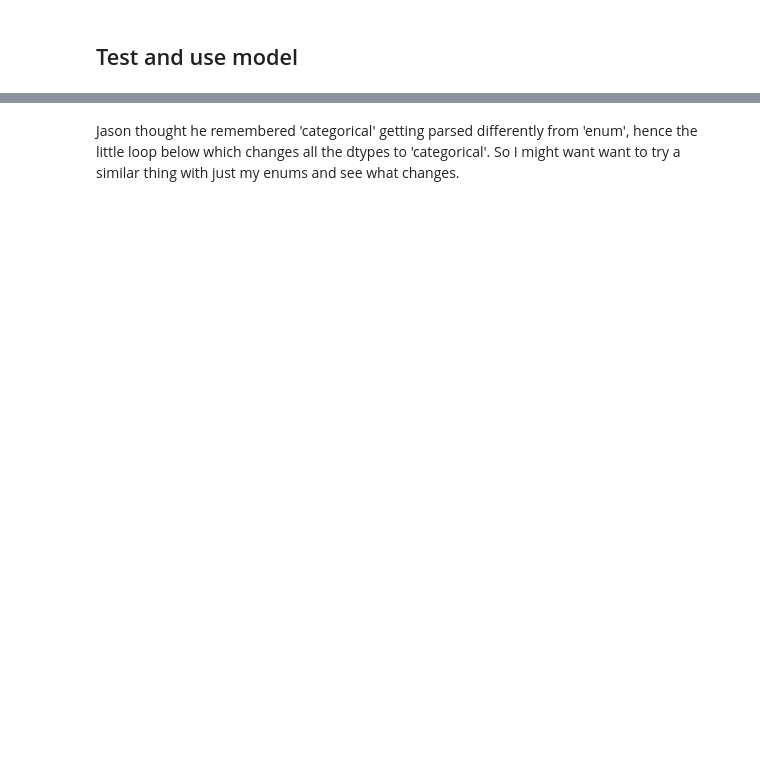
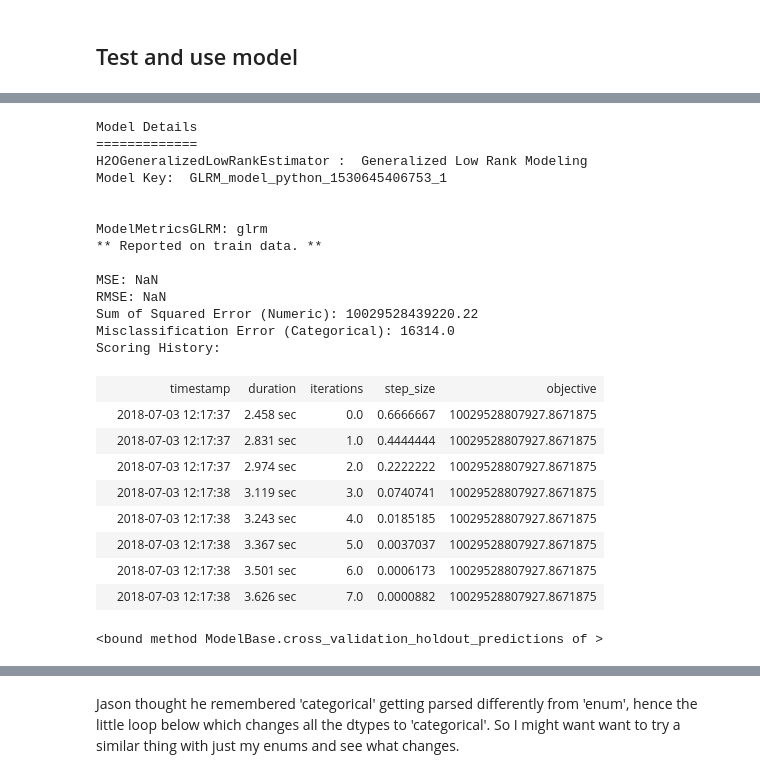
Before and after one commit to wwwslinger/drills, a Jupyter notebook: Thinkful/drills/h2o_test.ipynb, the cells around one changed output, grey strips where cells are left out. Cells and saved outputs as stored; diff of their text form; code cells hidden in the pictures; blank space fills up the shorter version.

```diff
--- a/Thinkful/drills/h2o_test.ipynb
+++ b/Thinkful/drills/h2o_test.ipynb
@@ -141,0 +166,27 @@ plt.show()
+# %%
+glrmodel_2.cross_validation_holdout_predictions
+# %% [output]
+Model Details
+=============
+H2OGeneralizedLowRankEstimator :  Generalized Low Rank Modeling
+Model Key:  GLRM_model_python_1530645406753_1
+
+
+ModelMetricsGLRM: glrm
+** Reported on train data. **
+
+MSE: NaN
+RMSE: NaN
+Sum of Squared Error (Numeric): 10029528439220.22
+Misclassification Error (Categorical): 16314.0
+Scoring History:
+|  | timestamp | duration | iterations | step_size | objective |
+|  | 2018-07-03 12:17:37 | 2.458 sec | 0.0 | 0.6666667 | 10029528807927.8671875 |
+|  | 2018-07-03 12:17:37 | 2.831 sec | 1.0 | 0.4444444 | 10029528807927.8671875 |
+|  | 2018-07-03 12:17:37 | 2.974 sec | 2.0 | 0.2222222 | 10029528807927.8671875 |
+|  | 2018-07-03 12:17:38 | 3.119 sec | 3.0 | 0.0740741 | 10029528807927.8671875 |
+|  | 2018-07-03 12:17:38 | 3.243 sec | 4.0 | 0.0185185 | 10029528807927.8671875 |
+|  | 2018-07-03 12:17:38 | 3.367 sec | 5.0 | 0.0037037 | 10029528807927.8671875 |
+|  | 2018-07-03 12:17:38 | 3.501 sec | 6.0 | 0.0006173 | 10029528807927.8671875 |
+|  | 2018-07-03 12:17:38 | 3.626 sec | 7.0 | 0.0000882 | 10029528807927.8671875 |
+<bound method ModelBase.cross_validation_holdout_predictions of >
```
Also changed, not shown: parts of 13 cells of this notebook.
